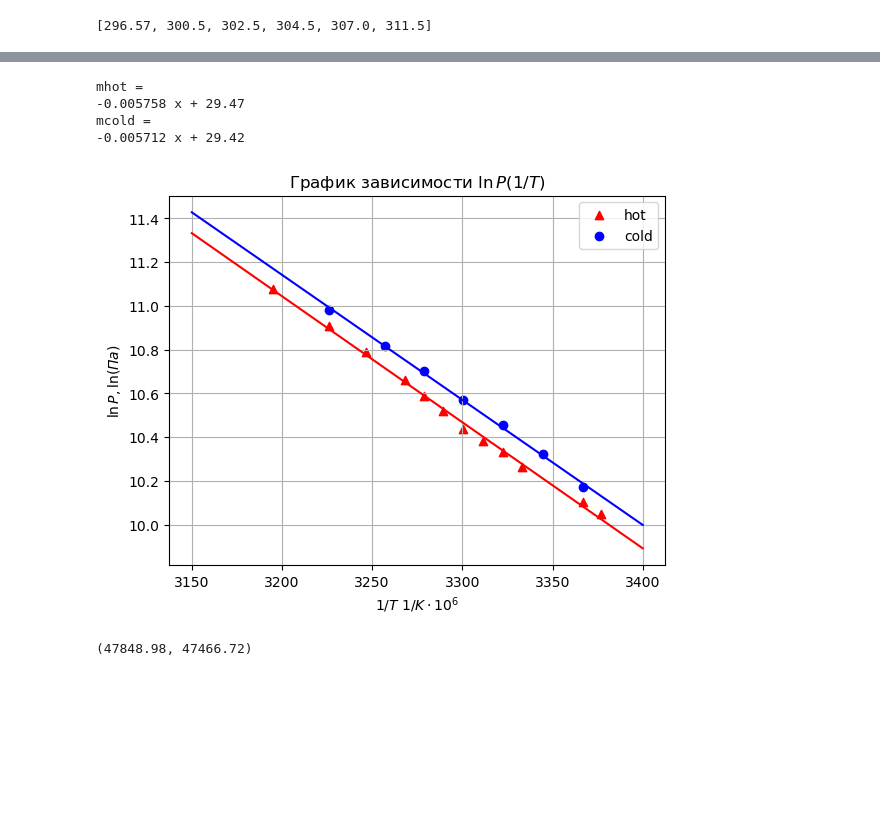
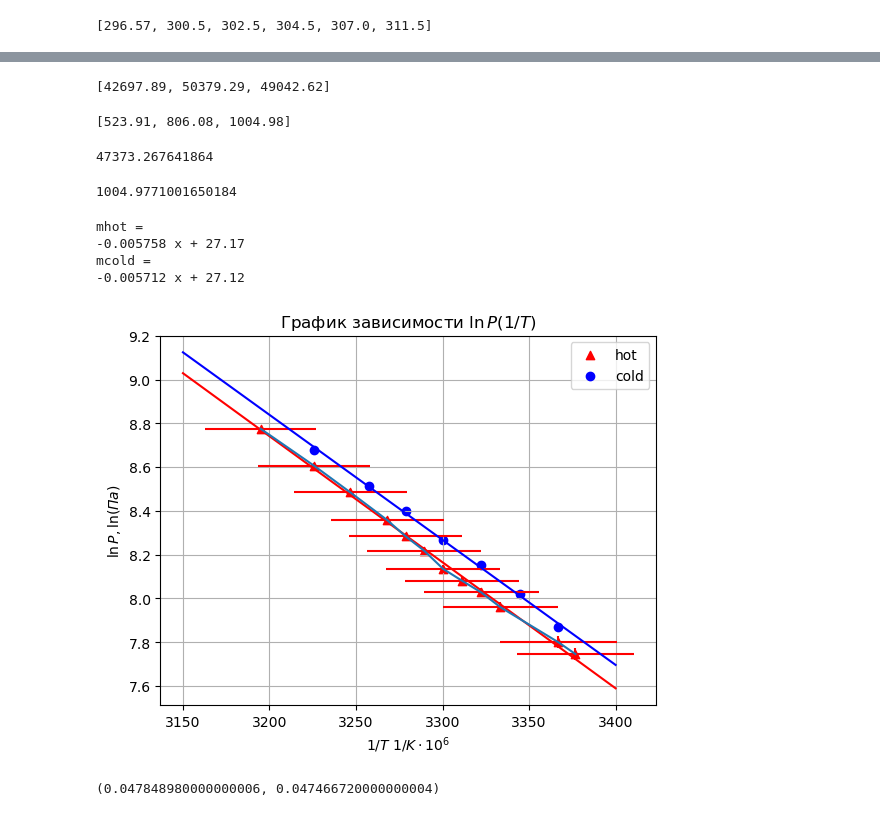
Before and after one commit to juliaProjorlivy/laba, a Jupyter notebook: 2_sem/laba_2.4.1/2.4.1.ipynb, the cells around one changed output, grey strips where cells are left out. Cells and saved outputs as stored; diff of their text form; code cells hidden in the pictures; blank space fills up the shorter version.

```diff
--- a/2_sem/laba_2.4.1/2.4.1.ipynb
+++ b/2_sem/laba_2.4.1/2.4.1.ipynb
@@ -108,9 +150,25 @@ print(model1)
+# %%
+[round(L, 2) for L in Lsh]
+# %% [output]
+[42697.89, 50379.29, 49042.62]
+# %%
+[round(s, 2) for s in sigmas]
+# %% [output]
+[523.91, 806.08, 1004.98]
+# %%
+np.average(Lsh)
+# %% [output]
+47373.267641864
+# %%
+max(sigmas)
+# %% [output]
+1004.9771001650184
 # %%
 xh = [1000000/T for T in Tshot]
-yh = [np.log(P * 0.1 * g * rho) for P in Pshot]
+yh = [np.log(P * 0.01 * g * rho ) for P in Pshot]
 
 xc = [1000000/T for T in Tscold]
-yc = [np.log(P * 0.1 * g * rho) for P in Pscold]
+yc = [np.log(P * 0.01 * g * rho) for P in Pscold]
 
 dyh = [dd/p for p in Pshot]
 dxh = [dt*x for x in xh]
@@ -120,42 +178,42 @@ dyc = [dd/p for p in Pscold]
 # %%
 fig, ax = plt.subplots()
 #ax.plot(xh, yh, 'r^-')
-#plt.errorbar(xh, yh, yerr=dyh, xerr=dxh, fmt='-', ecolor='red')
+plt.errorbar(xh, yh, yerr=dyh, xerr=dxh, fmt='-', ecolor='red')
 plt.scatter(xh, yh, color="red", marker='^')
 
 #ax.plot(xc, yc, 'bo-')
 plt.scatter(xc, yc, color="blue")
 ax.set_title('График зависимости $\ln P (1/T)$')
 plt.grid()
 
 
 model1 = np.poly1d(np.polyfit(xh, yh, 1))
 polyline = np.linspace(3150, 3400)
 plt.plot(polyline, model1(polyline), color = 'red')
 
 model2 = np.poly1d(np.polyfit(xc, yc, 1))
 plt.plot(polyline, model2(polyline), color = 'blue')
 
 
 plt.xlabel('$1/T$ $1/K \cdot 10^6$')
 plt.ylabel('$\ln P, \ln(Па)$')
 
 plt.legend (('hot', 'cold'))
 
 print("mhot = ", model1)
 print("mcold = ", model2)
 
-plt.show()
-#plt.savefig('complexplot.png')
+#plt.show()
+plt.savefig('complexplot.png')
 # %% [output]
 mhot =
--0.005758 x + 29.47
+-0.005758 x + 27.17
 mcold =
--0.005712 x + 29.42
+-0.005712 x + 27.12
-[figure, old version]
+[figure, new version]
 # %%
-Lhot = R * 0.005758 * 10**6
-Lcold  = R * 0.005712 * 10**6
+Lhot = R * 0.005758
+Lcold  = R * 0.005712
 Lhot, Lcold
 # %% [output]
-(47848.98, 47466.72)
+(0.047848980000000006, 0.047466720000000004)
```
Also changed, not shown: parts of 24 cells of this notebook, 7 other files.
